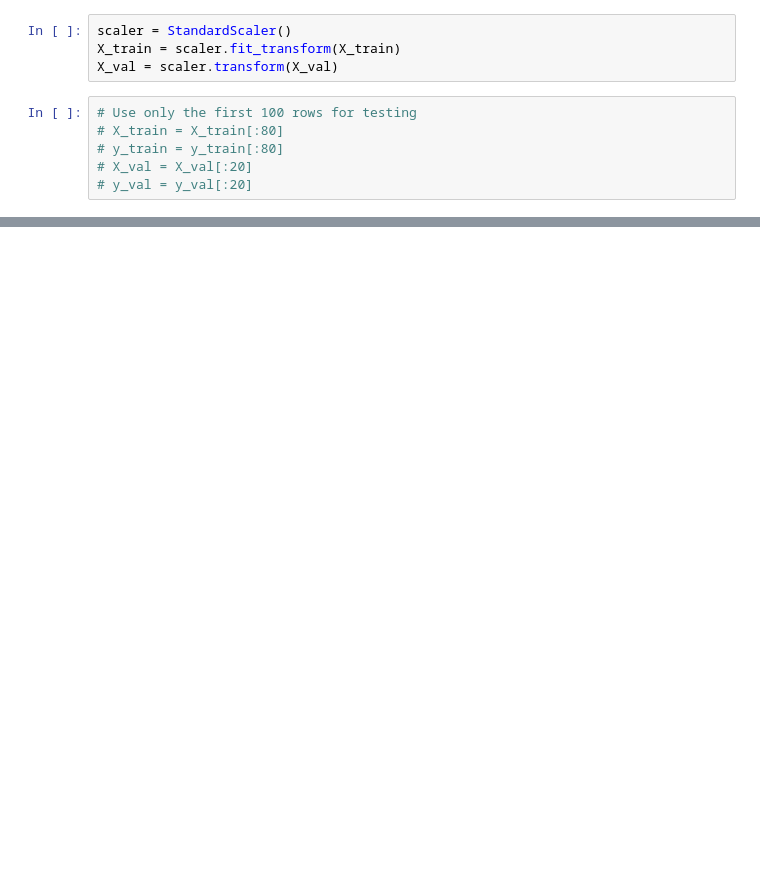
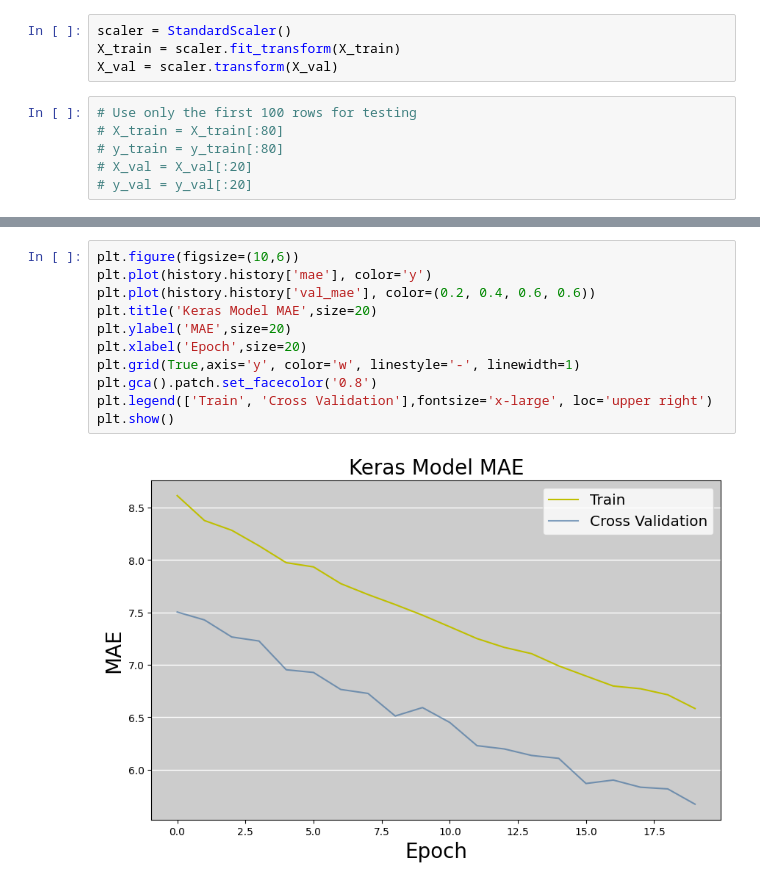
Before and after one commit to akisgazepidis/Recommendation_System_RecSys_Challenge_2024, a Jupyter notebook: 6. RS_Train_NN.ipynb, the cells around one changed output, grey strips where cells are left out. Cells and saved outputs as stored; diff of their text form; blank space fills up the shorter version.

```diff
--- a/6. RS_Train_NN.ipynb
+++ b/6. RS_Train_NN.ipynb
@@ -159,0 +159,13 @@ plt.show()
+# %%
+plt.figure(figsize=(10,6))
+plt.plot(history.history['mae'], color='y')
+plt.plot(history.history['val_mae'], color=(0.2, 0.4, 0.6, 0.6))
+plt.title('Keras Model MAE',size=20)
+plt.ylabel('MAE',size=20)
+plt.xlabel('Epoch',size=20)
+plt.grid(True,axis='y', color='w', linestyle='-', linewidth=1)
+plt.gca().patch.set_facecolor('0.8')
+plt.legend(['Train', 'Cross Validation'],fontsize='x-large', loc='upper right')
+plt.show()
+# %% [output]
+[figure, added]
```
Also changed, not shown: parts of 16 cells of this notebook, 1 other file.
